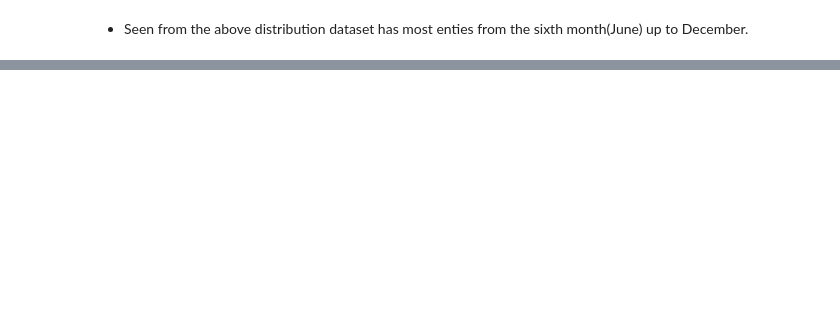
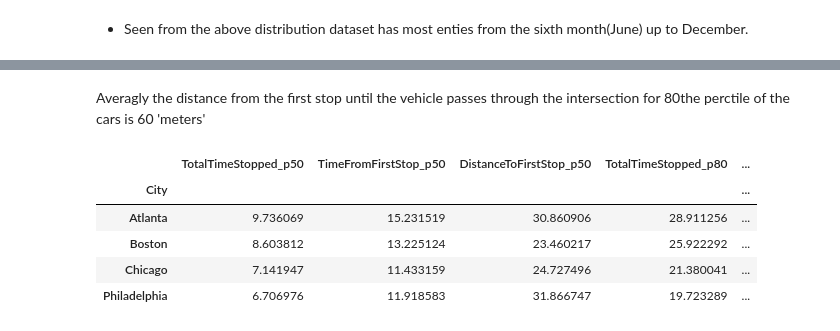
Before and after one commit to spliichx/traffic-congestion, a Jupyter notebook: traffic.ipynb, the cells around one changed output, grey strips where cells are left out. Drawn from its saved outputs; the diff is of its cells as text; code cells hidden in the pictures; blank space fills up the shorter version.

```diff
--- a/traffic.ipynb
+++ b/traffic.ipynb
@@ -196,0 +218,12 @@ val.set_ylim(0, max(sizes) * 1.15)
+# %% [markdown]
+Averagly the distance from the first stop until the vehicle passes through the intersection for 80the perctile of the cars is 60 'meters'
+# %%
+# City based on 50 & 80 percentile on an average per city
+train.groupby('City').agg({'TotalTimeStopped_p50':'mean','TimeFromFirstStop_p50':'mean','DistanceToFirstStop_p50':'mean','TotalTimeStopped_p80':'mean','TimeFromFirstStop_p80':'mean','DistanceToFirstStop_p80':'mean'})
+# %% [output]
+|  | TotalTimeStopped_p50 | TimeFromFirstStop_p50 | DistanceToFirstStop_p50 | TotalTimeStopped_p80 | ... |
+| City |  |  |  |  | ... |
+| Atlanta | 9.736069 | 15.231519 | 30.860906 | 28.911256 | ... |
+| Boston | 8.603812 | 13.225124 | 23.460217 | 25.922292 | ... |
+| Chicago | 7.141947 | 11.433159 | 24.727496 | 21.380041 | ... |
+| Philadelphia | 6.706976 | 11.918583 | 31.866747 | 19.723289 | ... |
```
Also changed, not shown: parts of 18 cells of this notebook.
